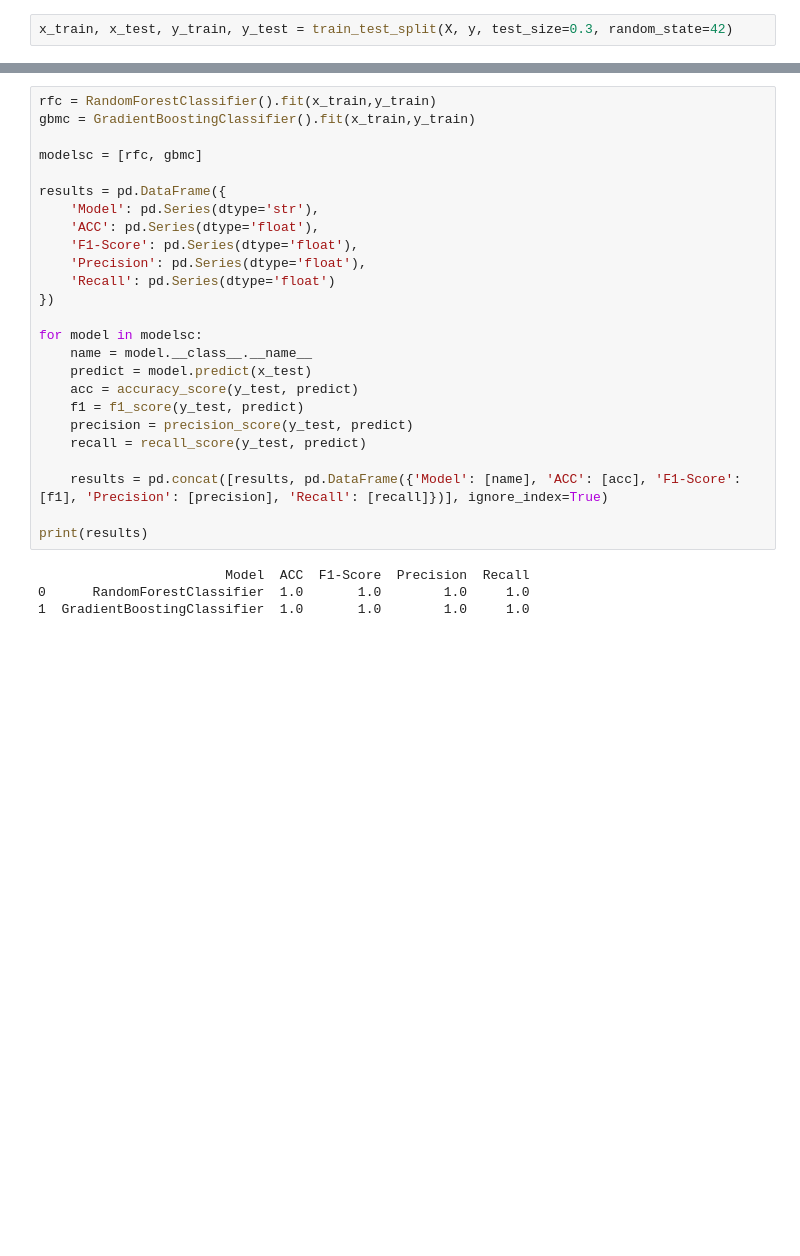
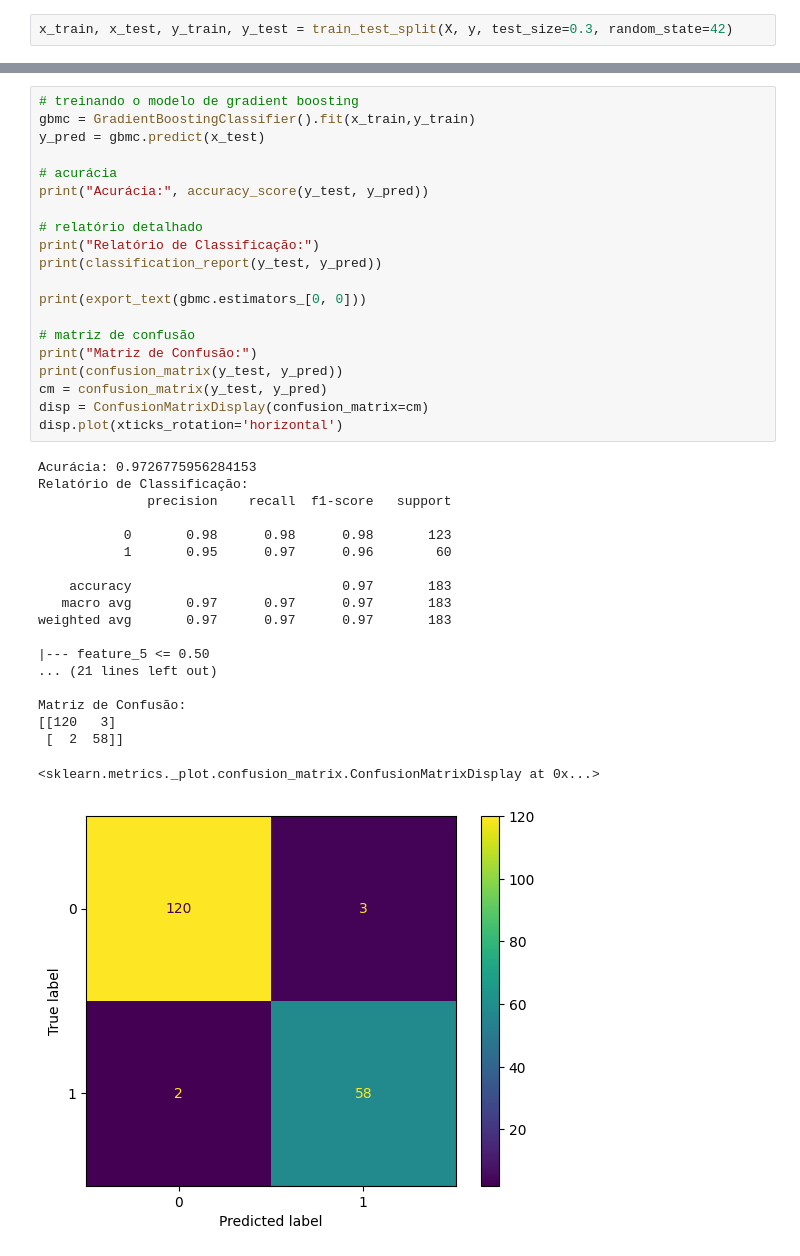
Before and after one commit to carinalanchine/aprendizado-de-maquina-saude, a Jupyter notebook: Projeto de aplicação/main.ipynb, the cells around one changed output, grey strips where cells are left out. Saved outputs shown, nothing was run; the diff lists cells and outputs as text; blank space fills up the shorter version.

Commit message:
add feature classification

```diff
--- a/Projeto de aplicação/main.ipynb
+++ b/Projeto de aplicação/main.ipynb
@@ -210,29 +250,40 @@ Acurácia média na validação cruzada: 1.0
 # %%
-rfc = RandomForestClassifier().fit(x_train,y_train)
+# treinando o modelo de gradient boosting
 gbmc = GradientBoostingClassifier().fit(x_train,y_train)
+y_pred = gbmc.predict(x_test)
 
-modelsc = [rfc, gbmc]
+# acurácia
+print("Acurácia:", accuracy_score(y_test, y_pred))
 
-results = pd.DataFrame({
-    'Model': pd.Series(dtype='str'),
-    'ACC': pd.Series(dtype='float'),
-    'F1-Score': pd.Series(dtype='float'),
-    'Precision': pd.Series(dtype='float'),
-    'Recall': pd.Series(dtype='float')
-})
+# relatório detalhado
+print("Relatório de Classificação:")
+print(classification_report(y_test, y_pred))
 
-for model in modelsc:
-    name = model.__class__.__name__
-    predict = model.predict(x_test)
-    acc = accuracy_score(y_test, predict)
-    f1 = f1_score(y_test, predict)
-    precision = precision_score(y_test, predict)
-    recall = recall_score(y_test, predict)
+print(export_text(gbmc.estimators_[0, 0]))
 
-    results = pd.concat([results, pd.DataFrame({'Model': [name], 'ACC': [acc], 'F1-Score': [f1], 'Precision': [precision], 'Recall': [recall]})], ignore_index=True)
-
-print(results)
+# matriz de confusão
+print("Matriz de Confusão:")
+print(confusion_matrix(y_test, y_pred))
+cm = confusion_matrix(y_test, y_pred)
+disp = ConfusionMatrixDisplay(confusion_matrix=cm)
+disp.plot(xticks_rotation='horizontal')
 # %% [output]
-                        Model  ACC  F1-Score  Precision  Recall
-0      RandomForestClassifier  1.0       1.0        1.0     1.0
-1  GradientBoostingClassifier  1.0       1.0        1.0     1.0
+Acurácia: 0.9726775956284153
+Relatório de Classificação:
+              precision    recall  f1-score   support
+
+           0       0.98      0.98      0.98       123
+           1       0.95      0.97      0.96        60
+
+    accuracy                           0.97       183
+   macro avg       0.97      0.97      0.97       183
+weighted avg       0.97      0.97      0.97       183
+
+|--- feature_5 <= 0.50
+... (21 lines left out)
+
+Matriz de Confusão:
+[[120   3]
+ [  2  58]]
+<sklearn.metrics._plot.confusion_matrix.ConfusionMatrixDisplay at 0x...>
+[figure, added]
```
Also changed, not shown: parts of 26 cells of this notebook.
